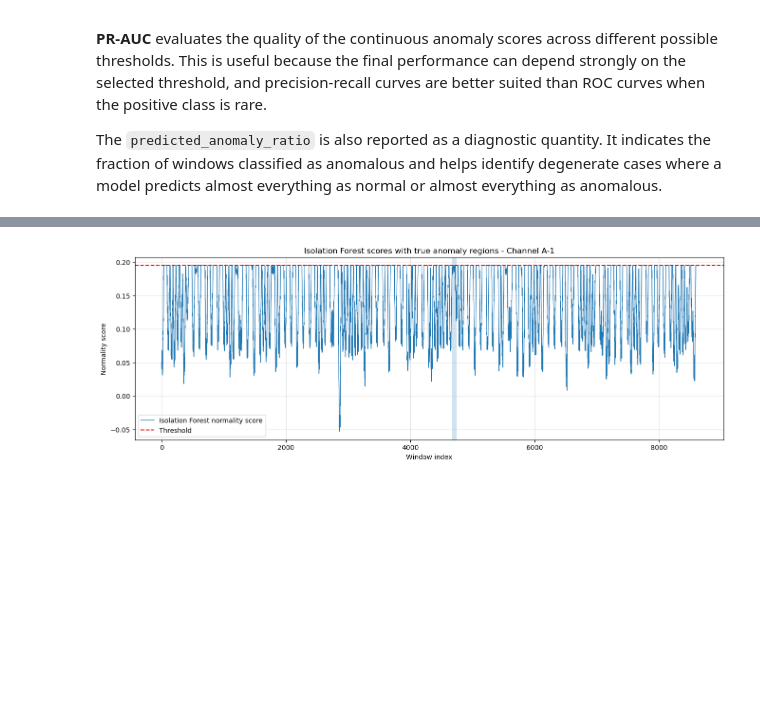
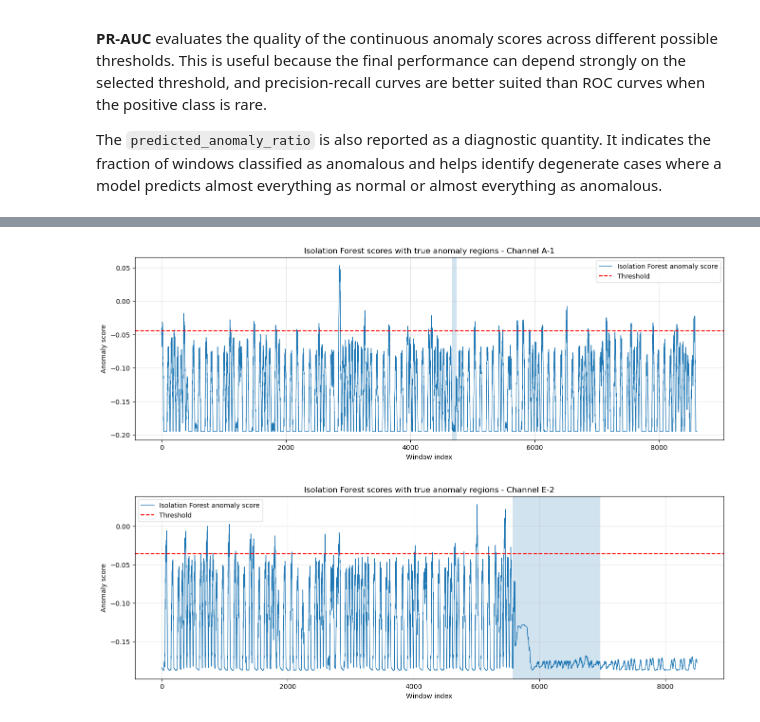
Before and after one commit to LucianoScarpino/Anomaly_Detection_Nasa_SMAP, a Jupyter notebook: Anomaly_Detection.ipynb, the cells around one changed output, grey strips where cells are left out. Cells and saved outputs as stored; diff of their text form; code cells hidden in the pictures; blank space fills up the shorter version.

```diff
--- a/Anomaly_Detection.ipynb
+++ b/Anomaly_Detection.ipynb
@@ -1008,7 +1010,7 @@ def run_isolation_forest_channel(
     channel_id,
     train_data,
     test_data,
-    threshold_quantile=0.01,
+    threshold_quantile=0.99,
     n_estimators=200,
     contamination="auto",
     random_state=42
@@ -1027,12 +1029,12 @@ def run_isolation_forest_channel(
 
     model.fit(X_train)
 
-    # In sklearn IsolationForest:
-    # lower decision_function = more anomalous
-    val_scores = model.decision_function(X_val)
-    test_scores = model.decision_function(X_test)
+    # IsolationForest decision_function:
+    # higher = more normal, lower = more anomalous.
+    # We invert it so that higher score = more anomalous.
+    val_scores = -model.decision_function(X_val)
+    test_scores = -model.decision_function(X_test)
 
-    # Since lower score = more anomalous, use a low quantile
     threshold = np.quantile(val_scores, threshold_quantile)
 
     metrics = compute_metrics(y_test, test_scores, threshold)
@@ -1047,11 +1049,11 @@ def run_isolation_forest_channel(
         "threshold_quantile": threshold_quantile,
         "n_estimators": n_estimators,
         "contamination": contamination,
-        "score_direction": "lower_is_more_anomalous",
+        "score_direction": "higher_is_more_anomalous",
         **metrics
     }
 
-    return result, test_scores
+    return result, test_scores, model
 
 def run_isolation_forest_all_channels(
     train_data,
@@ -1061,9 +1063,10 @@ def run_isolation_forest_all_channels(
 ):
     results = []
     scores_dict = {}
+    models_dict = {}
 
     for ch in test_data.keys():
-        result, scores = run_isolation_forest_channel(
+        result, scores, model = run_isolation_forest_channel(
             channel_id=ch,
             train_data=train_data,
             test_data=test_data,
@@ -1073,8 +1076,9 @@ def run_isolation_forest_all_channels(
         result["setting"] = setting_name
         results.append(result)
         scores_dict[ch] = scores
+        models_dict[ch] = model
 
-    return pd.DataFrame(results), scores_dict
+    return pd.DataFrame(results), scores_dict, models_dict
 # %% [markdown]
 ### Isolation Forest scoring and threshold selection
 
@@ -1103,16 +1116,16 @@ Overall, the quantile-based threshold should be interpreted as a simple baseline
 # %%
-iforest_no_pca_df, iforest_no_pca_scores = run_isolation_forest_all_channels(
-    train_data= preprocessed_data,
-    test_data= test_preprocessed_data,
+iforest_no_pca_df, iforest_no_pca_scores, iforest_no_pca_models = run_isolation_forest_all_channels(
+    train_data=preprocessed_data,
+    test_data=test_preprocessed_data,
     setting_name="no_pca",
-    threshold_quantile=0.99
+    threshold_quantile=0.98
 )
 
-iforest_pca_df, iforest_pca_scores = run_isolation_forest_all_channels(
-    train_data= preprocessed_data_pca,
-    test_data= test_preprocessed_data_pca,
+iforest_pca_df, iforest_pca_scores, iforest_pca_models = run_isolation_forest_all_channels(
+    train_data=preprocessed_data_pca,
+    test_data=test_preprocessed_data_pca,
     setting_name="pca",
-    threshold_quantile=0.99
+    threshold_quantile=0.98
 )
 # %%
 iforest_results_df = pd.concat(
@@ -1292,12 +1427,20 @@ def plot_iforest_comparison_pca_vs_no_pca(
 # %%
 plot_iforest_scores_with_anomaly_regions(
     channel_id="A-1",
     scores_dict= iforest_no_pca_scores,
     test_data= test_preprocessed_data,
     results_df= iforest_no_pca_df,
 )
+
+plot_iforest_scores_with_anomaly_regions(
+    channel_id="E-2",
+    scores_dict= iforest_no_pca_scores,
+    test_data= test_preprocessed_data,
+    results_df= iforest_no_pca_df,
+)
 # %% [output]
-[figure, old version]
+[figure, new version]
+[figure, added]
 # %%
 plot_score_distribution(
     channel_id="A-1",
```
Also changed, not shown: parts of 12 cells of this notebook.
